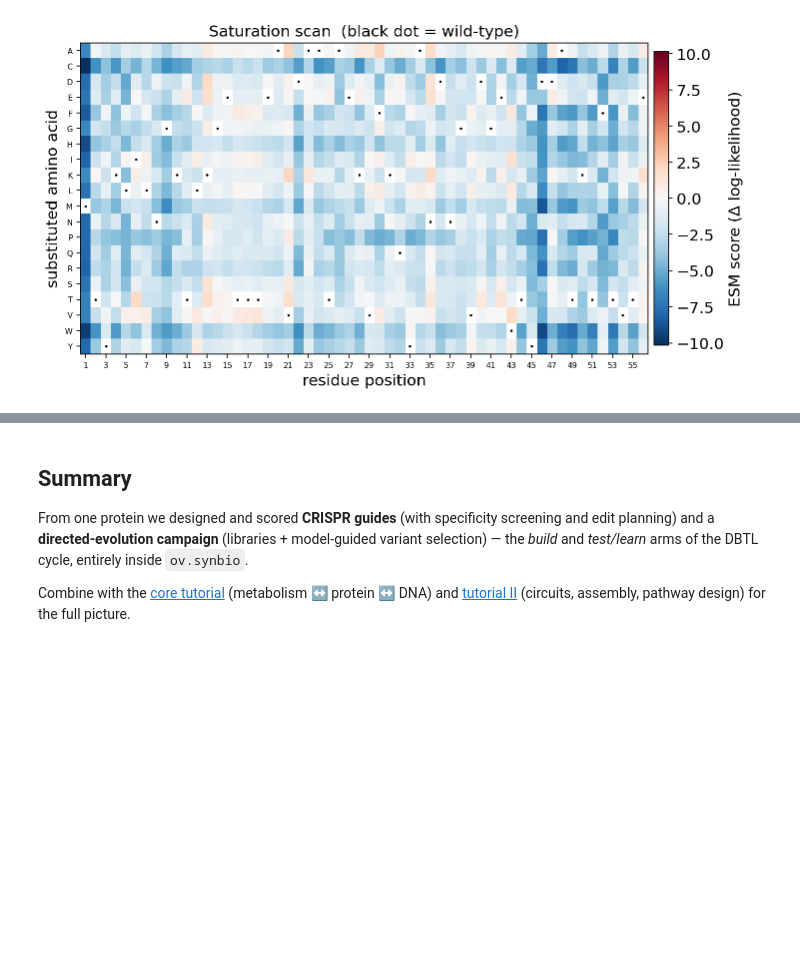
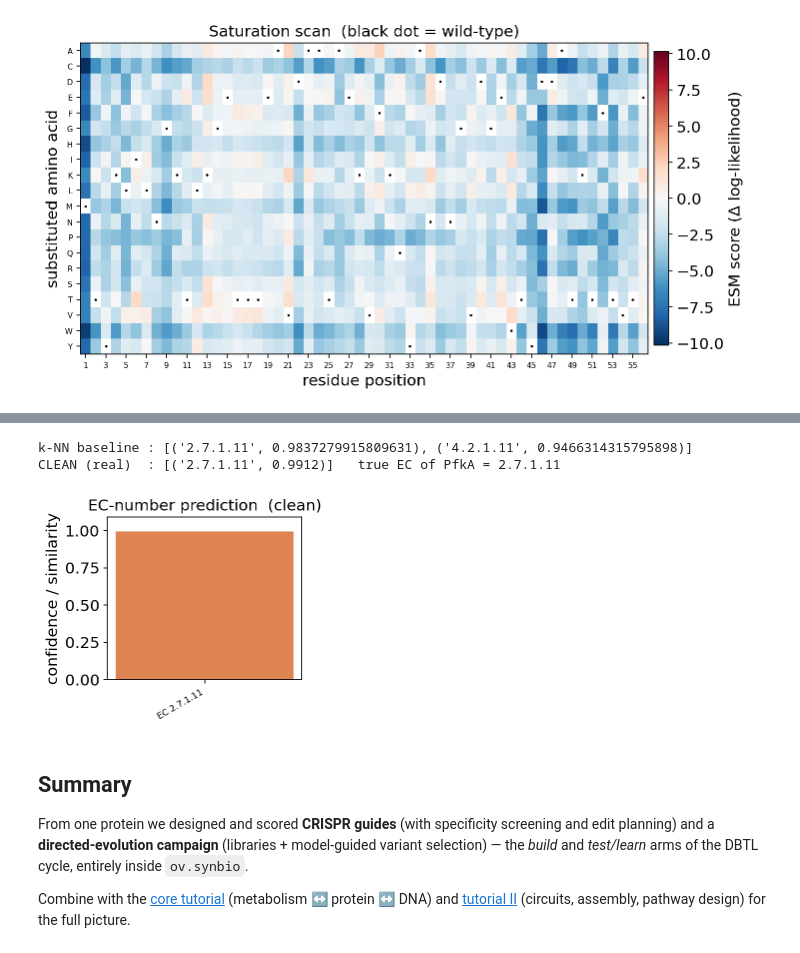
Before and after one commit to Starlitnightly/omicverse-tutorials, a Jupyter notebook: docs/Tutorials-synbio/t_synbio_03_crispr_library.ipynb, the cells around one changed output, grey strips where cells are left out. Saved outputs shown, nothing was run; the diff lists cells and outputs as text; code cells hidden in the pictures; blank space fills up the shorter version.

```diff
--- a/docs/Tutorials-synbio/t_synbio_03_crispr_library.ipynb
+++ b/docs/Tutorials-synbio/t_synbio_03_crispr_library.ipynb
@@ -139,3 +143,18 @@ None
+# %%
+PFKA = ('MIKKIGVLTSGGDAPGMNAAIRGVVRSALTEGLEVMGIYDGYLGLYEDRMVQLDRYSVSDMINRGGTFLGSARFPEFRD'
+        'ENIRAVAIENLKKRGIDALVVIGGDGSYMGAMRLTEMGFPCIGLPGTIDNDIKGTDYTIGFFTALSTVVEAIDRLRDT')
+# baseline: ESM-2 k-NN vs a small bundled reference
+knn = ov.synbio.enzyme_function(PFKA, method='knn', verbose=False)
+# real SOTA: the trained CLEAN model (contrastive ESM-1b vs ~5,200 EC centres)
+clean = ov.synbio.enzyme_function(PFKA, method='clean', verbose=False)
+print('k-NN baseline :', knn.predictions[:2])
+print('CLEAN (real)  :', clean.predictions[:2], '  true EC of PfkA = 2.7.1.11')
+ov.synbio.plot_ec_prediction(clean)
+None
+# %% [output]
+k-NN baseline : [('2.7.1.11', 0.9837279915809631), ('4.2.1.11', 0.9466314315795898)]
+CLEAN (real)  : [('2.7.1.11', 0.9912)]   true EC of PfkA = 2.7.1.11
+[figure, added]
 # %% [markdown]
 ## Summary
 
```
Also changed, not shown: parts of 3 cells of this notebook, 1 other file.
